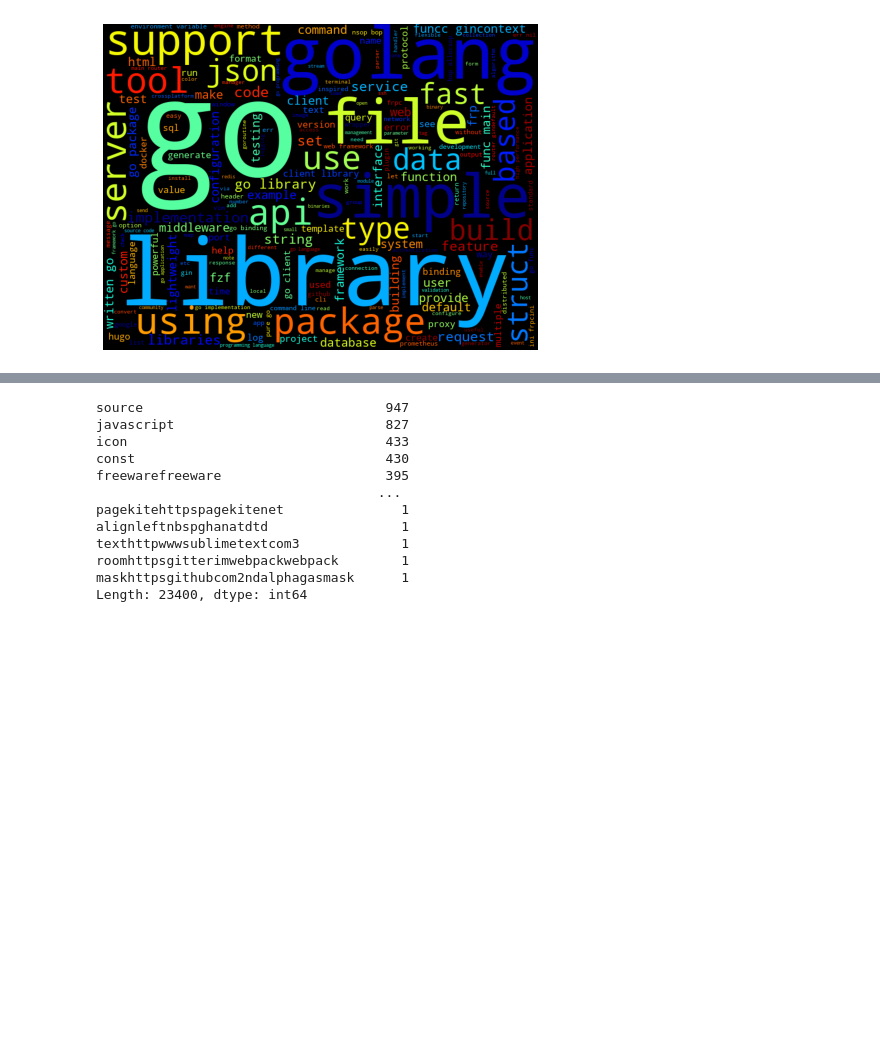
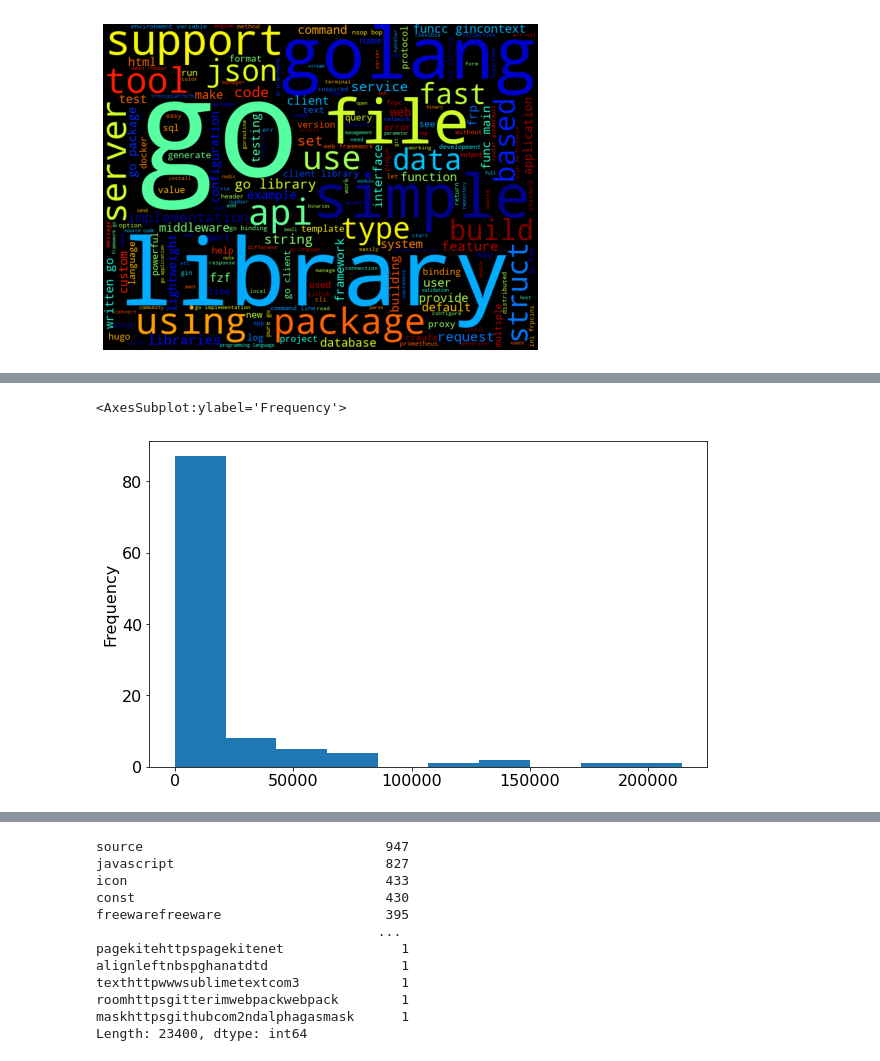
Before and after one commit to Vu-Luna-McCrosky-NLP-Project/NLP_Project_Predicting_Readme_s, a Jupyter notebook: anna_scratchpad.ipynb, the cells around one changed output, grey strips where cells are left out. Cells and saved outputs as stored; diff of their text form; code cells hidden in the pictures; blank space fills up the shorter version.

```diff
--- a/anna_scratchpad.ipynb
+++ b/anna_scratchpad.ipynb
@@ -247,0 +266,7 @@ for i in language_words:
+# %%
+df['readme_length'] = df.clean.apply(len)
+df.groupby('language').readme_length.mean()
+df.message_length.plot.hist(figsize=(10,6))
+# %% [output]
+<AxesSubplot:ylabel='Frequency'>
+[figure, added]
```
Also changed, not shown: parts of 13 cells of this notebook.
